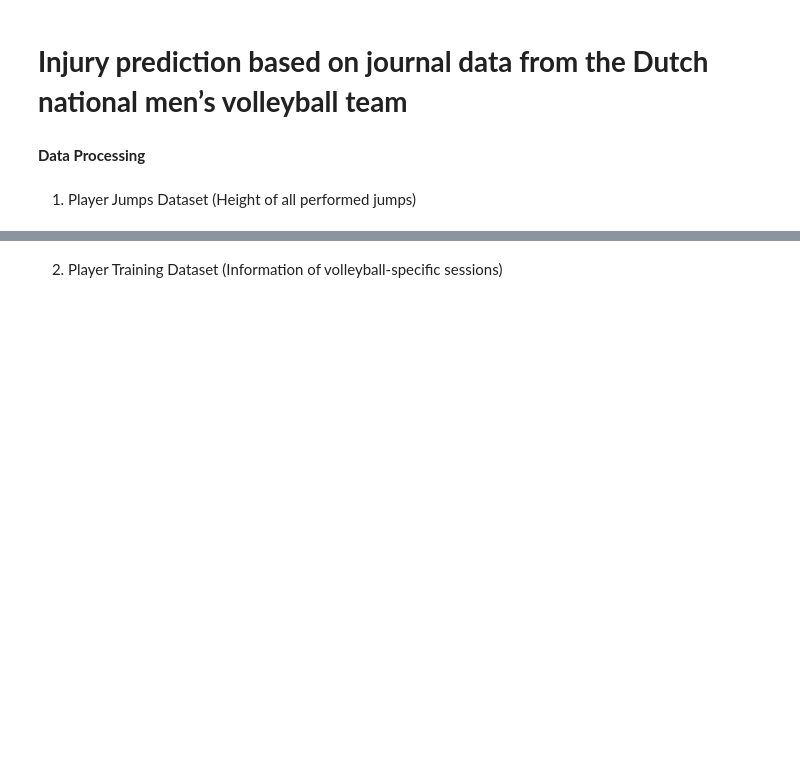
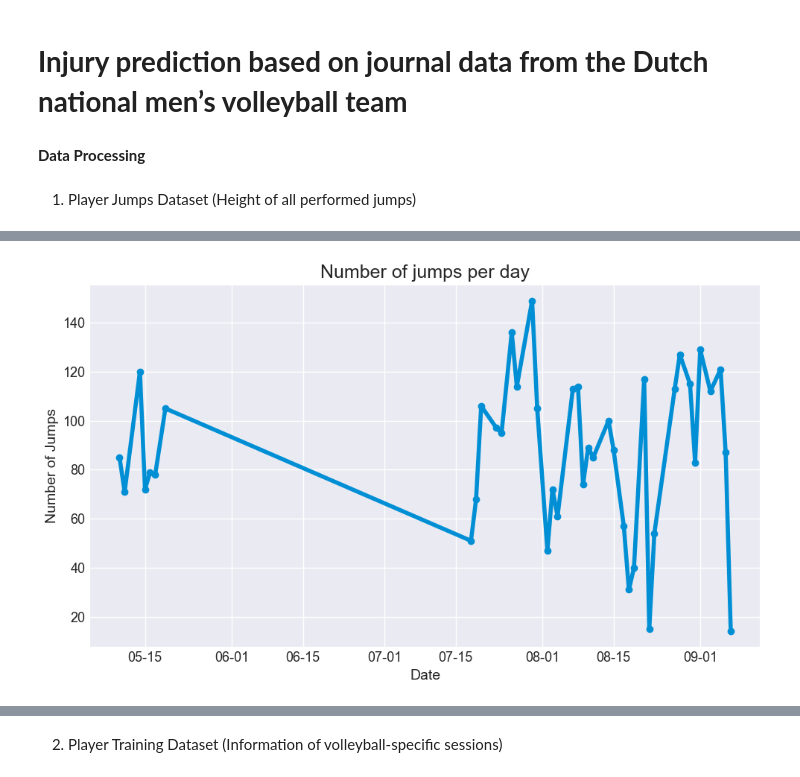
Before and after one commit to surya-parthipan/Injury_Prediction_Volleyball, a Jupyter notebook: EDA-Injury_Pred_Volleyball.ipynb, the cells around one changed output, grey strips where cells are left out. Drawn from its saved outputs; the diff is of its cells as text; code cells hidden in the pictures; blank space fills up the shorter version.

```diff
--- a/EDA-Injury_Pred_Volleyball.ipynb
+++ b/EDA-Injury_Pred_Volleyball.ipynb
@@ -32,0 +178,13 @@ Shape of Players Jump dataset : (3633, 3)
+# %%
+fig, ax = plt.subplots(figsize=(10,6), tight_layout=True)
+ax.plot(jumps_daily.Date, jumps_daily['JumpCount'], marker='o')
+# Changing the date format to MM-DD
+ax.xaxis.set_major_formatter(mdates.DateFormatter('%m-%d'))
+
+plt.title('Number of jumps per day')
+plt.xlabel('Date')
+plt.ylabel('Number of Jumps')
+plt.grid(True)
+plt.show()
+# %% [output]
+[figure, added]
```
Also changed, not shown: parts of 97 cells of this notebook, 5 other files.
